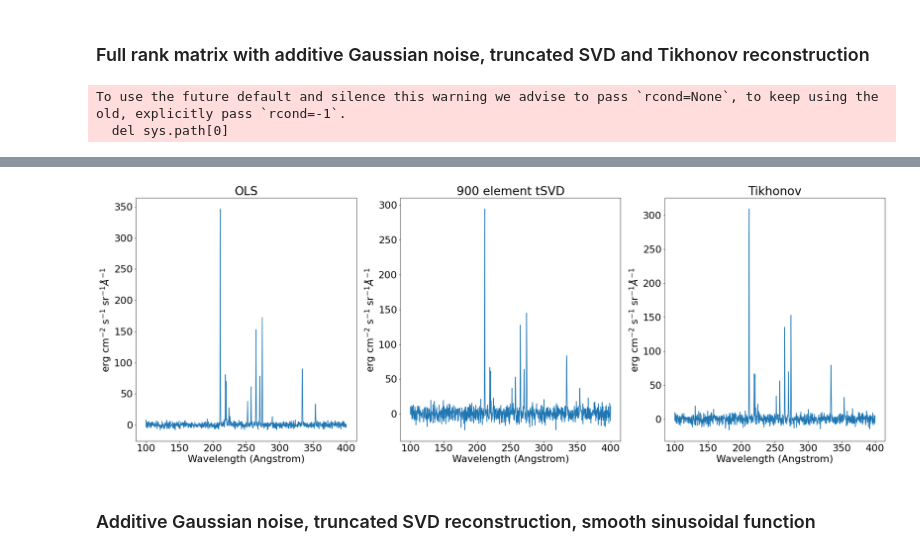
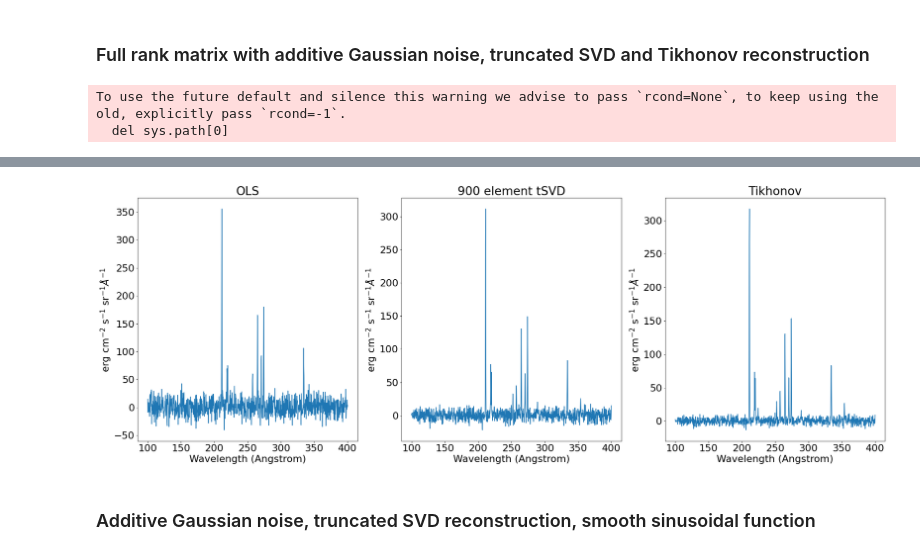
Before and after one commit to djbradyAtOpticalSciencesArizona/computationalImaging, a Jupyter notebook: inverseProblems/linearRegression.ipynb, the cells around one changed output, grey strips where cells are left out. Saved outputs shown, nothing was run; the diff lists cells and outputs as text; code cells hidden in the pictures.

```diff
--- a/inverseProblems/linearRegression.ipynb
+++ b/inverseProblems/linearRegression.ipynb
@@ -188,41 +192,41 @@ plt.rcParams['figure.figsize'] = [30, 10]
 # We are considering measurements of length 1024 spectra using $m\times 1024 $ random matricies
 #
 R=1024
-noiseLevel=3.
+noiseLevel=3
 H=np.random.random((R,1024))-.5
 u, lam, vh = np.linalg.svd(H)
-meas=np.matmul(H,fe14.Spectrum['intensity']+noiseLevel*np.random.normal(scale=1,size=(1024)))
+meas=np.matmul(H,fe14.Spectrum['intensity'])+noiseLevel*np.random.normal(scale=1,size=(1024))
 #
 #
 plt.subplot(1,3,1)
 fe=np.linalg.lstsq(H,meas)[0]
 plt.plot(wvl,fe)
 plt.xlabel(fe14.Spectrum['xlabel'])
 plt.ylabel(fe14.Spectrum['ylabel'])
 plt.title('OLS')
 plt.subplot(1,3,2)
 reduceRank=900
 Hr=np.matmul(np.matmul(np.transpose(vh[0:reduceRank,:]),np.diag(1./lam[0:reduceRank])),np.transpose(u[:,0:reduceRank]))
 fe=np.matmul(Hr, meas)
 plt.plot(wvl,fe)
 plt.xlabel(fe14.Spectrum['xlabel'])
 plt.ylabel(fe14.Spectrum['ylabel'])
 plt.title('900 element tSVD')
 plt.subplot(1,3,3)
 lpam=1
 fe=np.matmul(np.matmul(np.linalg.pinv(np.matmul(np.transpose(H),H)+lpam**2*np.eye(1024)),np.transpose(H)), meas)
 plt.plot(wvl,fe)
 plt.xlabel(fe14.Spectrum['xlabel'])
 plt.ylabel(fe14.Spectrum['ylabel'])
 plt.title('Tikhonov')
 plt.savefig('randomLinear.pdf')
 files.download('randomLinear.pdf')
 # %% [output]
 To use the future default and silence this warning we advise to pass `rcond=None`, to keep using the old, explicitly pass `rcond=-1`.
   del sys.path[0]
 [interactive output not drawn]
 [interactive output not drawn]
-[figure, old version]
+[figure, new version]
 # %% [markdown]
 ### Additive Gaussian noise, truncated SVD reconstruction, smooth sinusoidal function
 # %%
```
Also changed, not shown: parts of 9 cells of this notebook.
